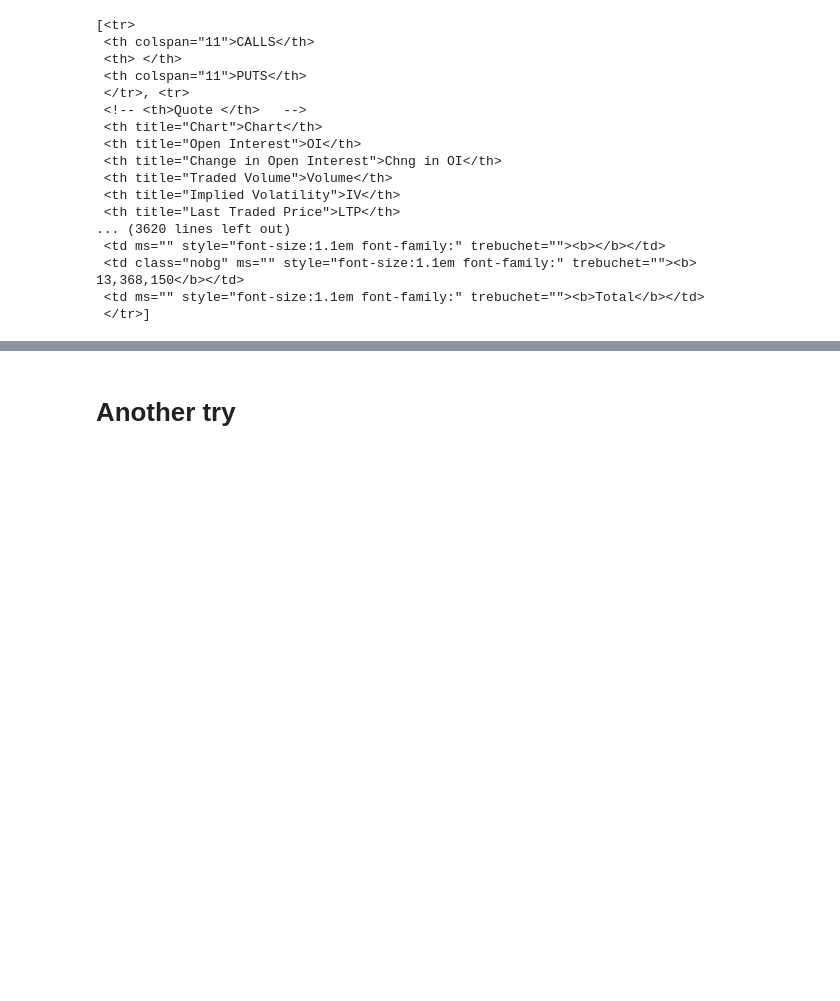
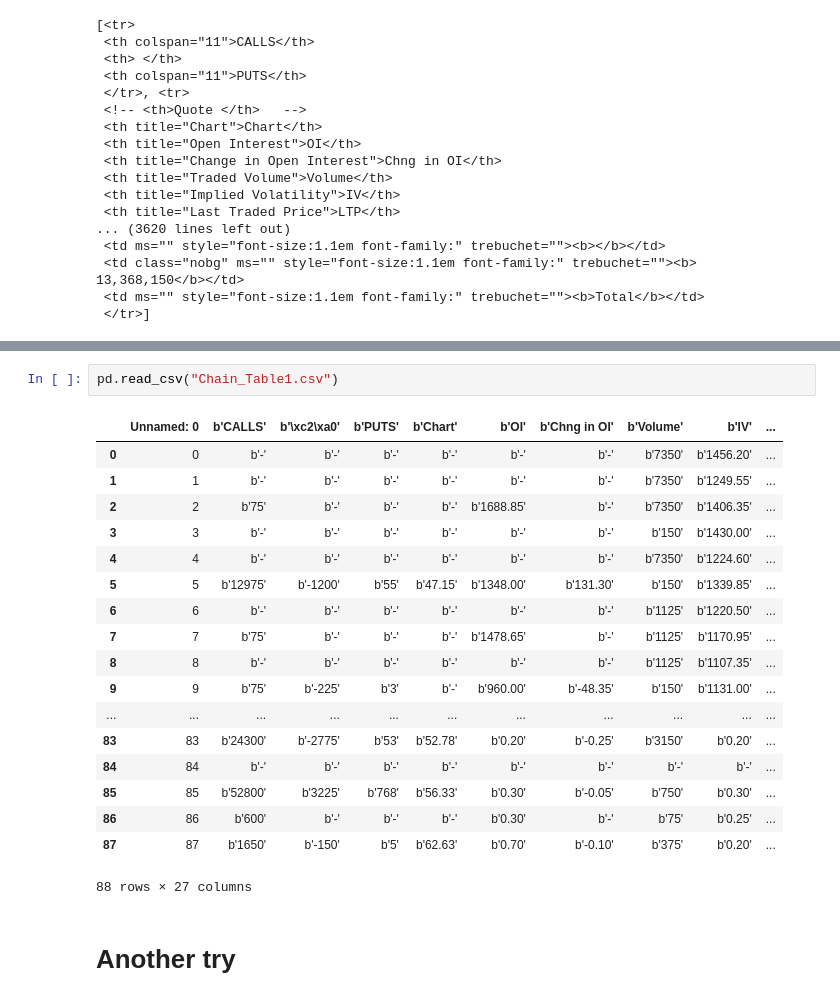
Before and after one commit to sisodiya2421/Python_Course, a Jupyter notebook: NSE.ipynb, the cells around one changed output, grey strips where cells are left out. Cells and saved outputs as stored; diff of their text form; blank space fills up the shorter version.

```diff
--- a/NSE.ipynb
+++ b/NSE.ipynb
@@ -157,3 +157,24 @@ new_table.to_csv('Chain_Table1.csv')
+# %%
+pd.read_csv("Chain_Table1.csv")
+# %% [output]
+|  | Unnamed: 0 | b'CALLS' | b'\xc2\xa0' | b'PUTS' | b'Chart' | b'OI' | b'Chng in OI' | b'Volume' | b'IV' | ... |
+| 0 | 0 | b'-' | b'-' | b'-' | b'-' | b'-' | b'-' | b'7350' | b'1456.20' | ... |
+| 1 | 1 | b'-' | b'-' | b'-' | b'-' | b'-' | b'-' | b'7350' | b'1249.55' | ... |
+| 2 | 2 | b'75' | b'-' | b'-' | b'-' | b'1688.85' | b'-' | b'7350' | b'1406.35' | ... |
+| 3 | 3 | b'-' | b'-' | b'-' | b'-' | b'-' | b'-' | b'150' | b'1430.00' | ... |
+| 4 | 4 | b'-' | b'-' | b'-' | b'-' | b'-' | b'-' | b'7350' | b'1224.60' | ... |
+| 5 | 5 | b'12975' | b'-1200' | b'55' | b'47.15' | b'1348.00' | b'131.30' | b'150' | b'1339.85' | ... |
+| 6 | 6 | b'-' | b'-' | b'-' | b'-' | b'-' | b'-' | b'1125' | b'1220.50' | ... |
+| 7 | 7 | b'75' | b'-' | b'-' | b'-' | b'1478.65' | b'-' | b'1125' | b'1170.95' | ... |
+| 8 | 8 | b'-' | b'-' | b'-' | b'-' | b'-' | b'-' | b'1125' | b'1107.35' | ... |
+| 9 | 9 | b'75' | b'-225' | b'3' | b'-' | b'960.00' | b'-48.35' | b'150' | b'1131.00' | ... |
+| ... | ... | ... | ... | ... | ... | ... | ... | ... | ... | ... |
+| 83 | 83 | b'24300' | b'-2775' | b'53' | b'52.78' | b'0.20' | b'-0.25' | b'3150' | b'0.20' | ... |
+| 84 | 84 | b'-' | b'-' | b'-' | b'-' | b'-' | b'-' | b'-' | b'-' | ... |
+| 85 | 85 | b'52800' | b'3225' | b'768' | b'56.33' | b'0.30' | b'-0.05' | b'750' | b'0.30' | ... |
+| 86 | 86 | b'600' | b'-' | b'-' | b'-' | b'0.30' | b'-' | b'75' | b'0.25' | ... |
+| 87 | 87 | b'1650' | b'-150' | b'5' | b'62.63' | b'0.70' | b'-0.10' | b'375' | b'0.20' | ... |
+88 rows × 27 columns
 # %% [markdown]
 # Another try
 # %%
```
Also changed, not shown: parts of 22 cells of this notebook, 4 other files.
